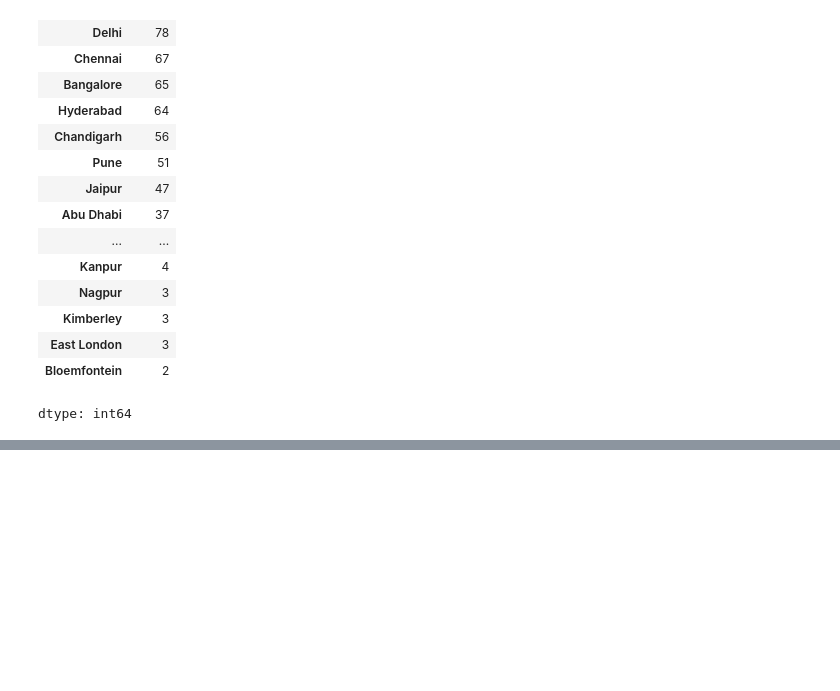
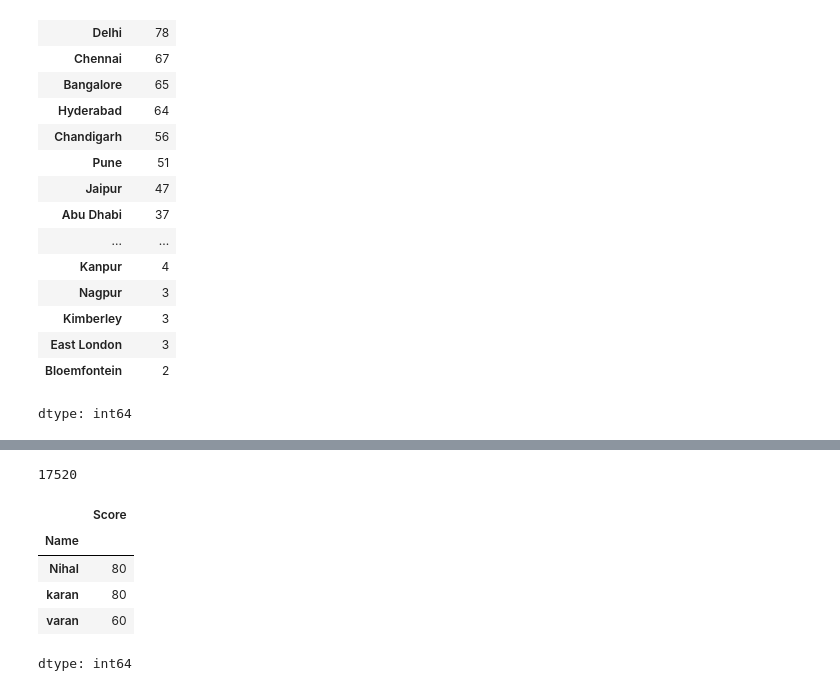
Before and after one commit to boradenihal15-beep/Python-libraries, a Jupyter notebook: Pandas/DataFrame.ipynb, the cells around one changed output, grey strips where cells are left out. Drawn from its saved outputs; the diff is of its cells as text; code cells hidden in the pictures; blank space fills up the shorter version.

```diff
--- a/Pandas/DataFrame.ipynb
+++ b/Pandas/DataFrame.ipynb
@@ -327,0 +375,16 @@ ipl['toss']
+# %%
+#between
+
+ipl[ipl['Season'].between('2007','2021')].size
+# %% [output]
+17520
+# %%
+#clip
+df_students['Score'].clip(60,80)
+# %% [output]
+|  | Score |
+| Name |  |
+| Nihal | 80 |
+| karan | 80 |
+| varan | 60 |
+dtype: int64
```
Also changed, not shown: parts of 7 cells of this notebook.
